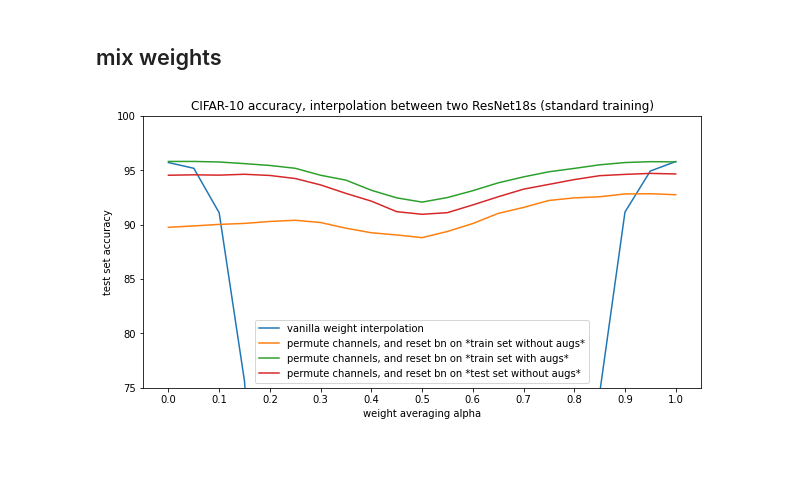
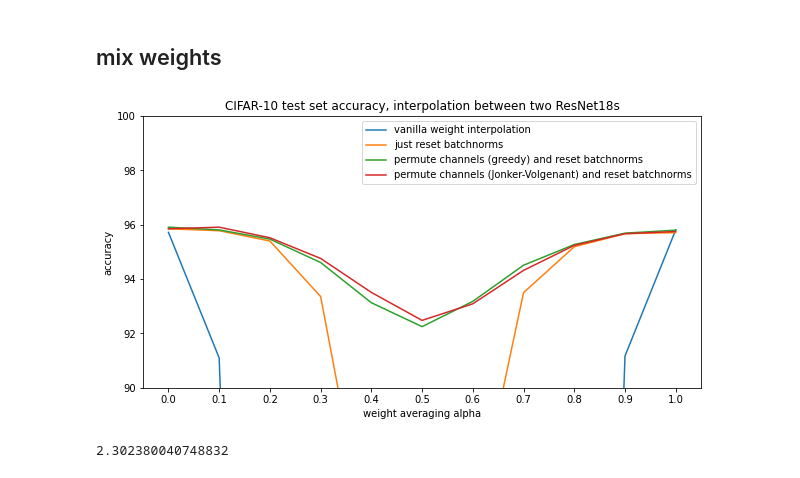
Before and after one commit to KellerJordan/REPAIR, a Jupyter notebook: notebooks/Permute-CIFAR10-ResNet18.ipynb, the cells around one changed output. Saved outputs shown, nothing was run; the diff lists cells and outputs as text; code cells hidden in the pictures.

Commit message:
update 08/22/22, main change greedy -> Jonker-Volgenant

```diff
--- a/notebooks/Permute-CIFAR10-ResNet18.ipynb
+++ b/notebooks/Permute-CIFAR10-ResNet18.ipynb
@@ -110,13 +111,12 @@ val_loader = train_loader
 # %%
-def evaluate(model, set_eval=True):
+def evaluate(model, loader=test_loader, set_eval=True):
     if set_eval:
         model.eval()
     else:
         model.train()
     correct = 0
-    it = iter(test_loader)
     with torch.no_grad(), autocast():
-        for batch in it:
+        for batch in loader:
             inputs, labels = batch
             outputs = model(inputs.cuda())
             pred = outputs.argmax(dim=1)
@@ -530,11 +548,17 @@ def reset_bn_stats(model, epochs=1):
 # %%
 cc = []
-xx = np.arange(0, 1.0001, 0.05)
+# xx = np.arange(0, 1.0001, 0.05)
+xx = np.arange(0, 1.0001, 0.1)
 for alpha in tqdm(xx):
 
     mix_weights(alpha, key0='net3', key1='net4_perm1')
     reset_bn_stats(model_a, epochs=1)
 
-    c = evaluate(model_a, set_eval=True)
+    c = evaluate(model_a, loader=test_loader, set_eval=True)
+#     c = evaluate(model_a, loader=train_loader, set_eval=True)
+#     c = evaluate_loss(model_a, loader=train_loader)
     cc.append(c)
-cc = np.array(cc)/100
+cc = np.array(cc)
+
+# cc = 100*cc/50000
+# cc = 100*cc/10000
@@ -551,22 +573,23 @@ cc12 = cc
 # %%
 plt.figure(figsize=(10, 5))
-plt.title('CIFAR-10 accuracy, interpolation between two ResNet18s (standard training)')
+# plt.title('CIFAR-10 *training set loss*, interpolation between two ResNet18s (standard training)')
+plt.title('CIFAR-10 test set accuracy, interpolation between two ResNet18s')
 
-plt.plot(xx, cc1, label='vanilla weight interpolation')
-# plt.plot(xx, cc2, label='reset batchnorm statistics without augs')
-plt.plot(xx, cc3, label='permute channels, and reset bn on *train set without augs*')
-# plt.plot(xx, cc4, label='reset batchnorm statistics with augs')
-plt.plot(xx, cc5, label='permute channels, and reset bn on *train set with augs*')
-# plt.plot(xx, cc6, label='permute channels, bn not reset')
-plt.plot(xx, cc7, label='permute channels, and reset bn on *test set without augs*')
+plt.plot(xx, cc1/100, label='vanilla weight interpolation')
+plt.plot(xx, cc2/100, label='just reset batchnorms')
+plt.plot(xx, cc3/100, label='permute channels (greedy) and reset batchnorms')
+plt.plot(xx, cc4/100, label='permute channels (Jonker-Volgenant) and reset batchnorms')
 
 # plt.plot(xx, cc12)
 
-plt.xticks(xx[::2], ['%.1f' % x for x in xx[::2]])
-plt.ylim([75, 100])
+xx1 = np.arange(0, 1.001, 0.1)
+plt.xticks(xx1, ['%.1f' % x for x in xx1])
+# plt.ylim([0, 100])
+plt.ylim([90, 100])
+# plt.ylim([9000, 10000])
 plt.xlabel('weight averaging alpha')
-plt.ylabel('test set accuracy')
+plt.ylabel('accuracy')
 plt.legend()
 plt.show()
 # %% [output]
-[figure, old version]
+[figure, new version]
@@ -572,0 +598,4 @@ plt.show()
+# %%
+evaluate_loss(model0, loader=train_loader)
+# %% [output]
+2.302380040748832
```
Also changed, not shown: parts of 27 cells of this notebook.
